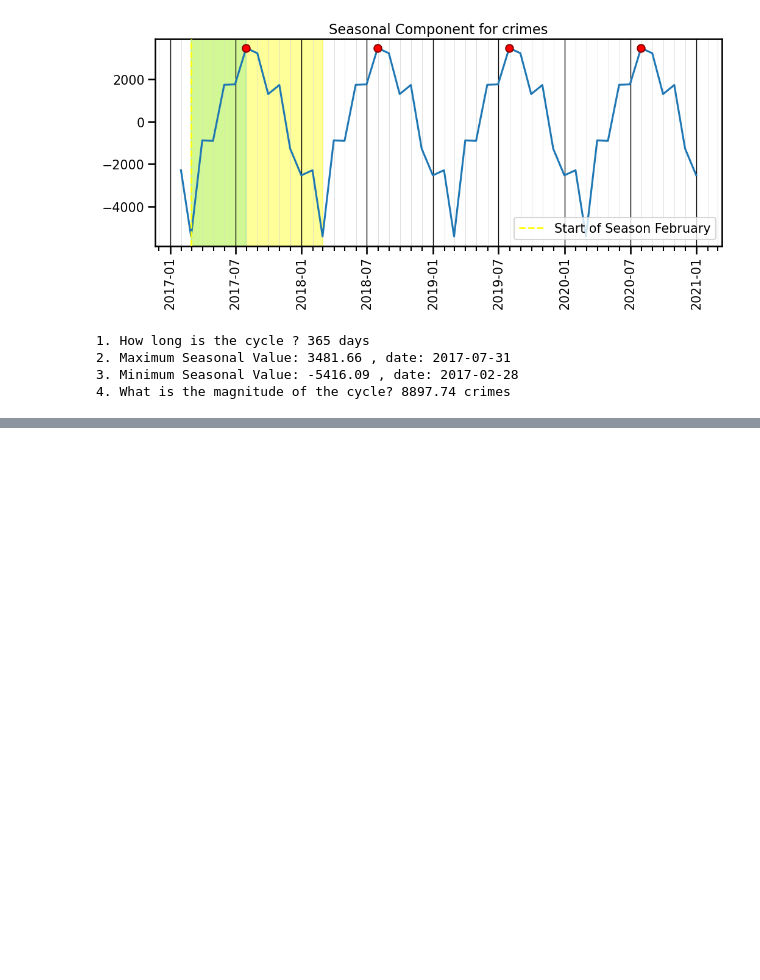
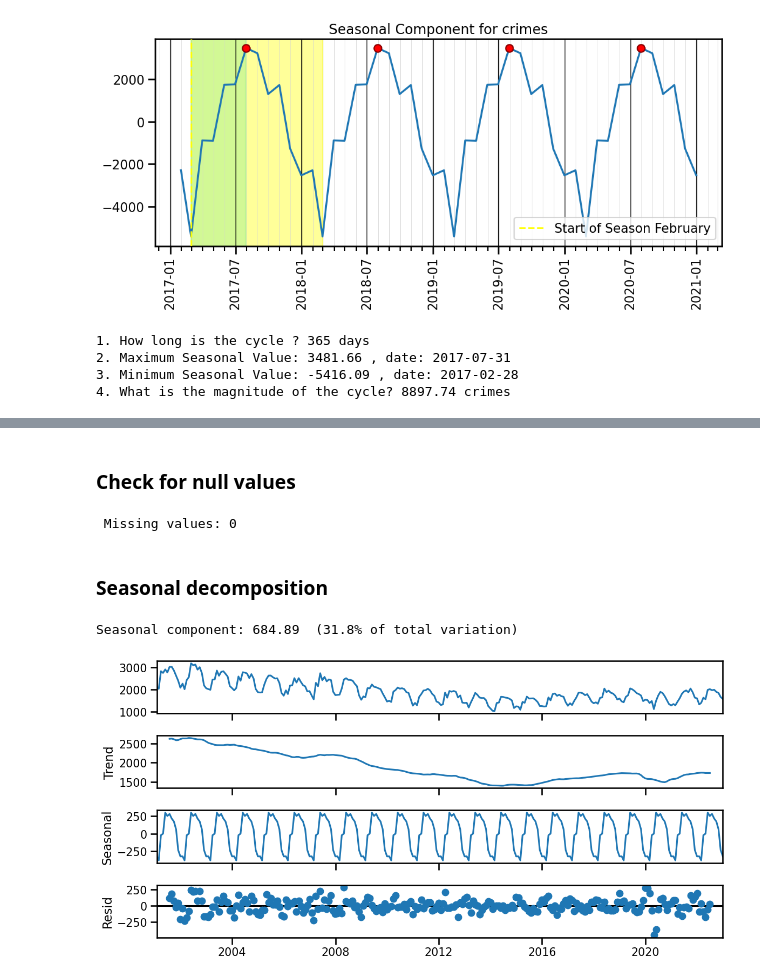
Before and after one commit to Yousef-Zeer/Chicago-Crime, a Jupyter notebook: chicago_crime_.ipynb, the cells around one changed output, grey strips where cells are left out. Drawn from its saved outputs; the diff is of its cells as text; code cells hidden in the pictures; blank space fills up the shorter version.

```diff
--- a/chicago_crime_.ipynb
+++ b/chicago_crime_.ipynb
@@ -426,0 +435,10 @@ print(f"4. What is the magnitude of the cycle? {magnitude:.2f} crimes")
+# %%
+import datetime as dt
+import matplotlib.ticker as ticker
+!pip install pmdarima -q
+import pmdarima as pm
+from pmdarima.model_selection import train_test_split
+from pmdarima.arima.utils import ndiffs, nsdiffs
+from sklearn.metrics import (mean_absolute_error, mean_squared_error,
+                              r2_score, mean_absolute_percentage_error)
+plt.rcParams['figure.figsize'] = (12, 3)
@@ -426,0 +595,3 @@ print(f"4. What is the magnitude of the cycle? {magnitude:.2f} crimes")
+# %%
+ts_assault = df[df['Primary Type'] == 'ASSAULT'].resample('M').size()
+ts_assault.head()
@@ -426,0 +606,20 @@ print(f"4. What is the magnitude of the cycle? {magnitude:.2f} crimes")
+# %% [markdown]
+### Check for null values
+# %%
+print(' Missing values:', ts_assault.isna().sum())
+# %% [output]
+ Missing values: 0
+# %% [markdown]
+### Seasonal decomposition
+# %%
+decomp = tsa.seasonal_decompose(ts_assault, period=12)
+fig = decomp.plot()
+fig.set_size_inches(12, 6)
+fig.tight_layout()
+
+seasonal_delta = decomp.seasonal.max() - decomp.seasonal.min()
+ts_range = ts_assault.max() - ts_assault.min()
+print(f'Seasonal component: {seasonal_delta:.2f}  'f'({seasonal_delta/ts_range*100:.1f}% of total variation)')
+# %% [output]
+Seasonal component: 684.89  (31.8% of total variation)
+[figure, added]
```
Also changed, not shown: parts of 52 cells of this notebook.
